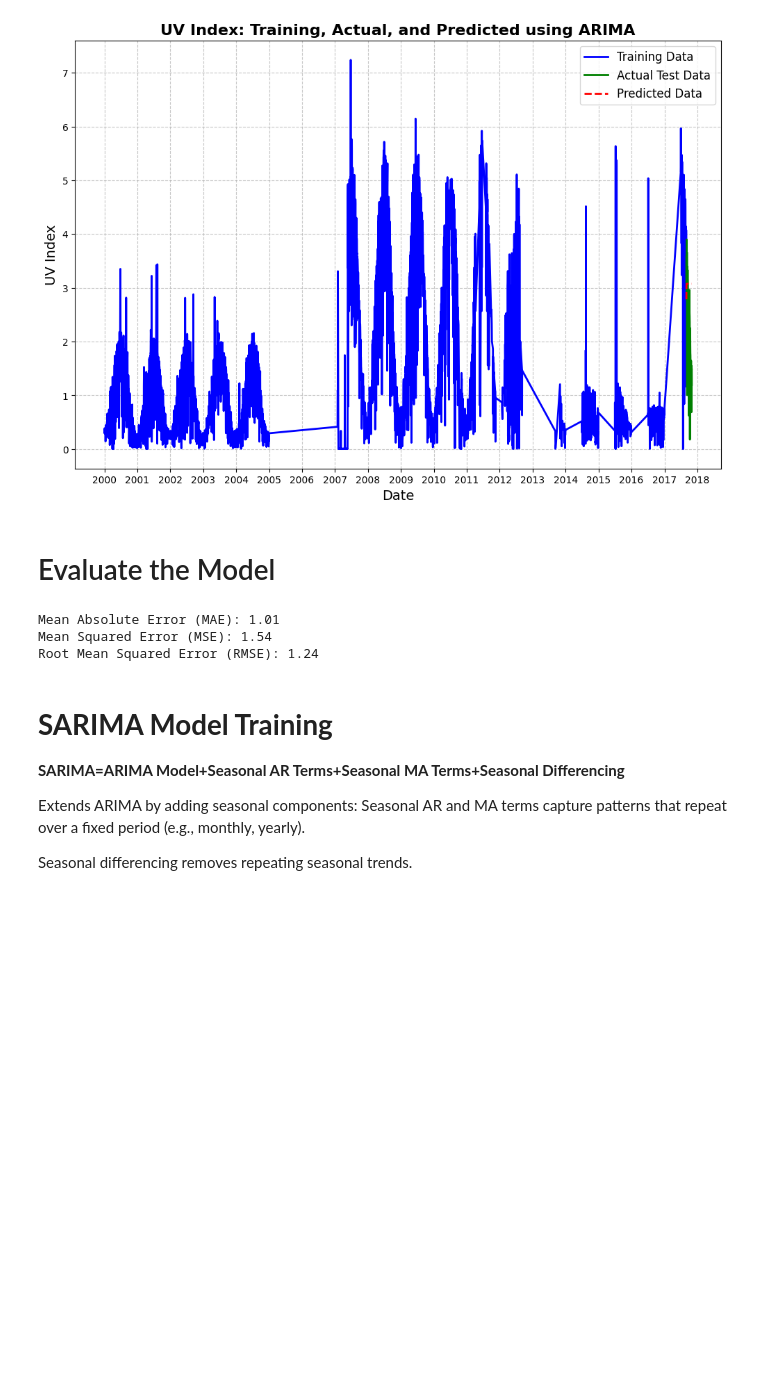
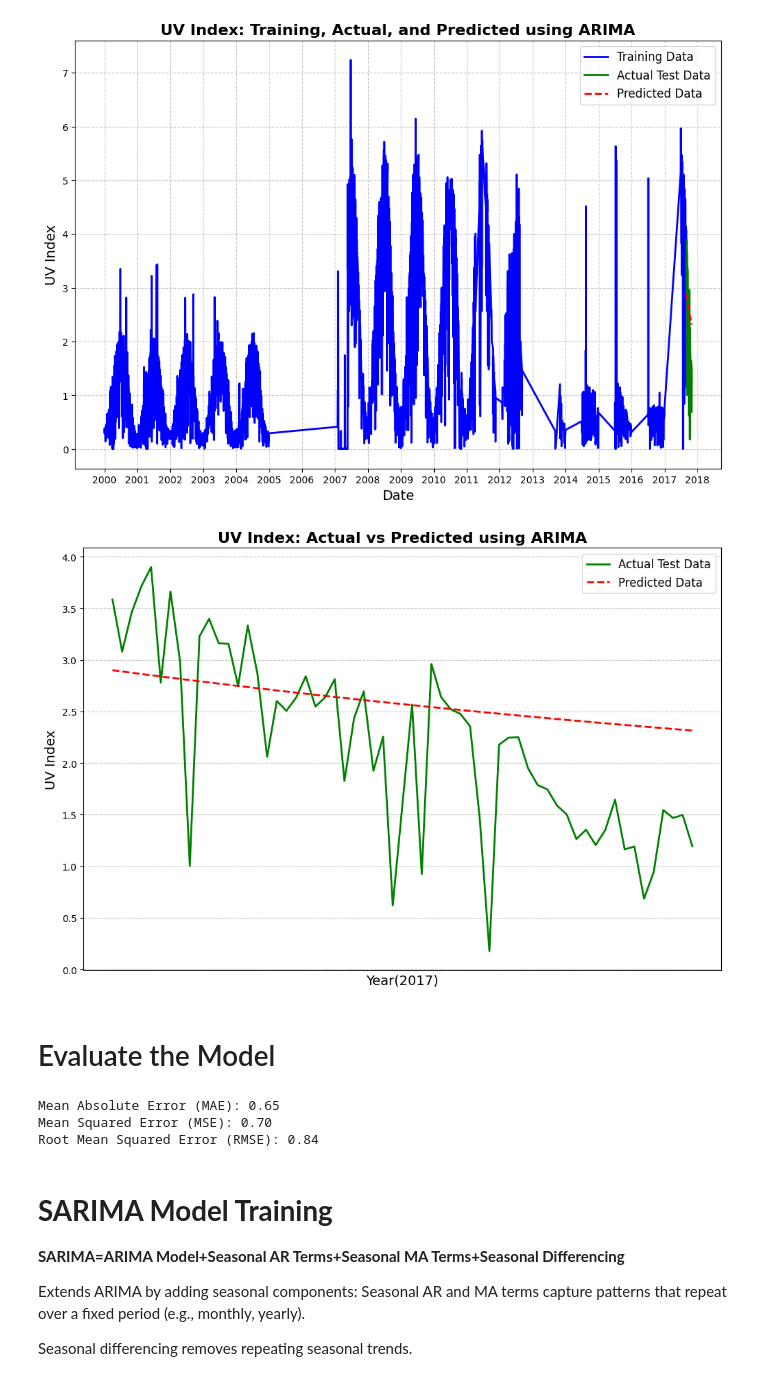
Before and after one commit to umiSirya/Weather_Prediction_capstone_project, a Jupyter notebook: ARIMA_&_SARIMA.ipynb, the cells around one changed output. Cells and saved outputs as stored; diff of their text form; code cells hidden in the pictures; blank space fills up the shorter version.

```diff
--- a/ARIMA_&_SARIMA.ipynb
+++ b/ARIMA_&_SARIMA.ipynb
@@ -183,7 +183,7 @@ ADF Statistic: -3.92
 p-value: 0.00
 Stationary
 # %%
-arima_model = ARIMA(train['uv_index_daily_max'], order=(1, 1, 1))
+arima_model = ARIMA(train['uv_index_daily_max'], order=(1, 0, 1))
 arima_result = arima_model.fit()
 print(arima_result.summary())
 # %% [output]
@@ -245,6 +245,26 @@ plt.gca().xaxis.set_major_formatter(mdates.DateFormatter('%Y'))
 plt.show()
 # %% [output]
 [figure]
+# %%
+# Plot only test data and predictions
+plt.figure(figsize=(12, 8))
+plt.plot(test.index, test.iloc[:, 0], label='Actual Test Data', color='green', linewidth=2)
+plt.plot(test.index, predicted_values, label='Predicted Data', color='red', linestyle='--', linewidth=2)
+
+# Title and labels
+plt.title("UV Index: Actual vs Predicted using ARIMA", fontsize=16, fontweight='bold')
+plt.xlabel("Year(2017)", fontsize=14)
+plt.ylabel("UV Index", fontsize=14)
+plt.legend(fontsize=12)
+plt.grid(True, linestyle='--', alpha=0.7)
+
+# Format the x-axis for years
+plt.gca().xaxis.set_major_locator(mdates.YearLocator())
+plt.gca().xaxis.set_major_formatter(mdates.DateFormatter('%Y'))
+
+plt.show()
+# %% [output]
+[figure, added]
 # %% [markdown]
 # Evaluate the Model
 # %%
@@ -258,9 +278,9 @@ print(f"Mean Absolute Error (MAE): {mae:.2f}")
 print(f"Mean Squared Error (MSE): {mse:.2f}")
 print(f"Root Mean Squared Error (RMSE): {rmse:.2f}")
 # %% [output]
-Mean Absolute Error (MAE): 1.01
-Mean Squared Error (MSE): 1.54
-Root Mean Squared Error (RMSE): 1.24
+Mean Absolute Error (MAE): 0.65
+Mean Squared Error (MSE): 0.70
+Root Mean Squared Error (RMSE): 0.84
 # %% [markdown]
 # **SARIMA Model Training**
 **SARIMA=ARIMA Model+Seasonal AR Terms+Seasonal MA Terms+Seasonal Differencing**
```
Also changed, not shown: parts of 6 cells of this notebook.
